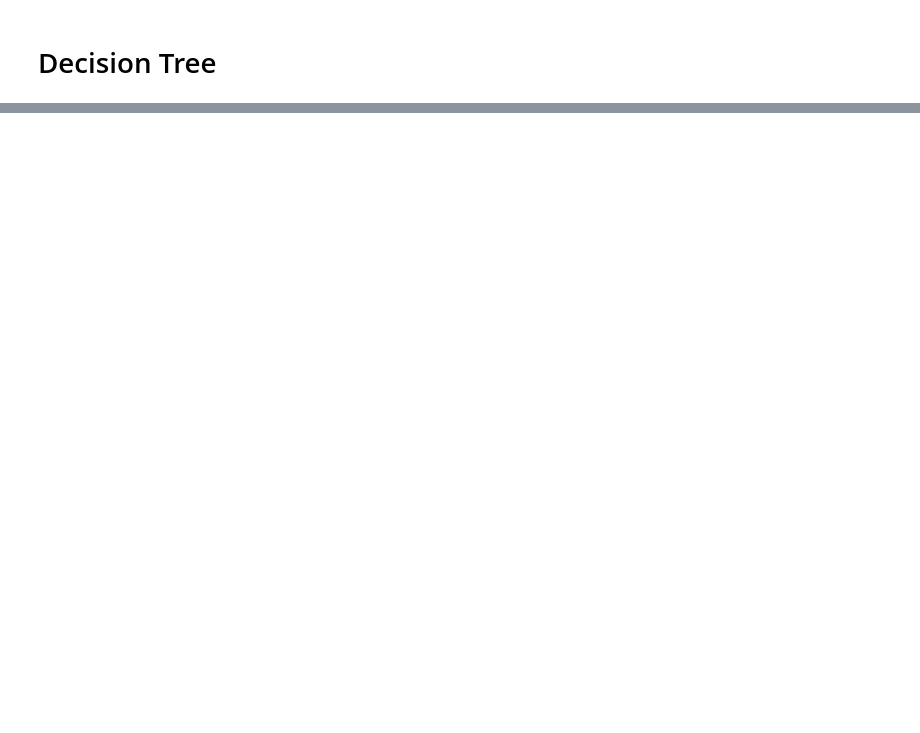
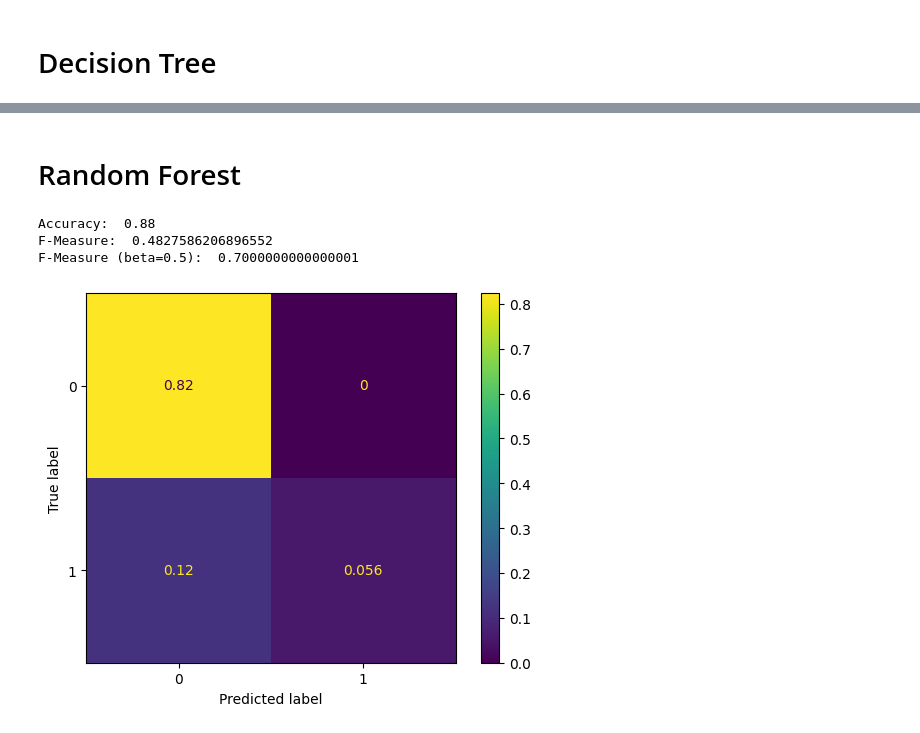
Before and after one commit to Darzuo/cs4641-code, a Jupyter notebook: exploration.ipynb, the cells around one changed output, grey strips where cells are left out. Drawn from its saved outputs; the diff is of its cells as text; code cells hidden in the pictures; blank space fills up the shorter version.

```diff
--- a/exploration.ipynb
+++ b/exploration.ipynb
@@ -317,0 +320,24 @@ F-Measure (beta=0.5):  0.52
+# %% [markdown]
+# Random Forest
+# %%
+from sklearn.ensemble import RandomForestClassifier
+clf = RandomForestClassifier(max_depth=10, random_state=0)
+clf.fit(X_train, y_train)
+y_pred = clf.predict(X_test)
+
+# Print accuracy
+print("Accuracy: ", accuracy_score(y_test, y_pred))
+# Print f-score
+print("F-Measure: ", f1_score(y_test, y_pred))
+print("F-Measure (beta=0.5): ", fbeta_score(y_test, y_pred, beta=0.5))
+
+# Print confusion matrix
+ConfusionMatrixDisplay.from_predictions(
+    y_test, y_pred, normalize="all"
+)
+plt.show()
+# %% [output]
+Accuracy:  0.88
+F-Measure:  0.4827586206896552
+F-Measure (beta=0.5):  0.7000000000000001
+[figure, added]
```
Also changed, not shown: parts of 20 cells of this notebook, 1 other file.
